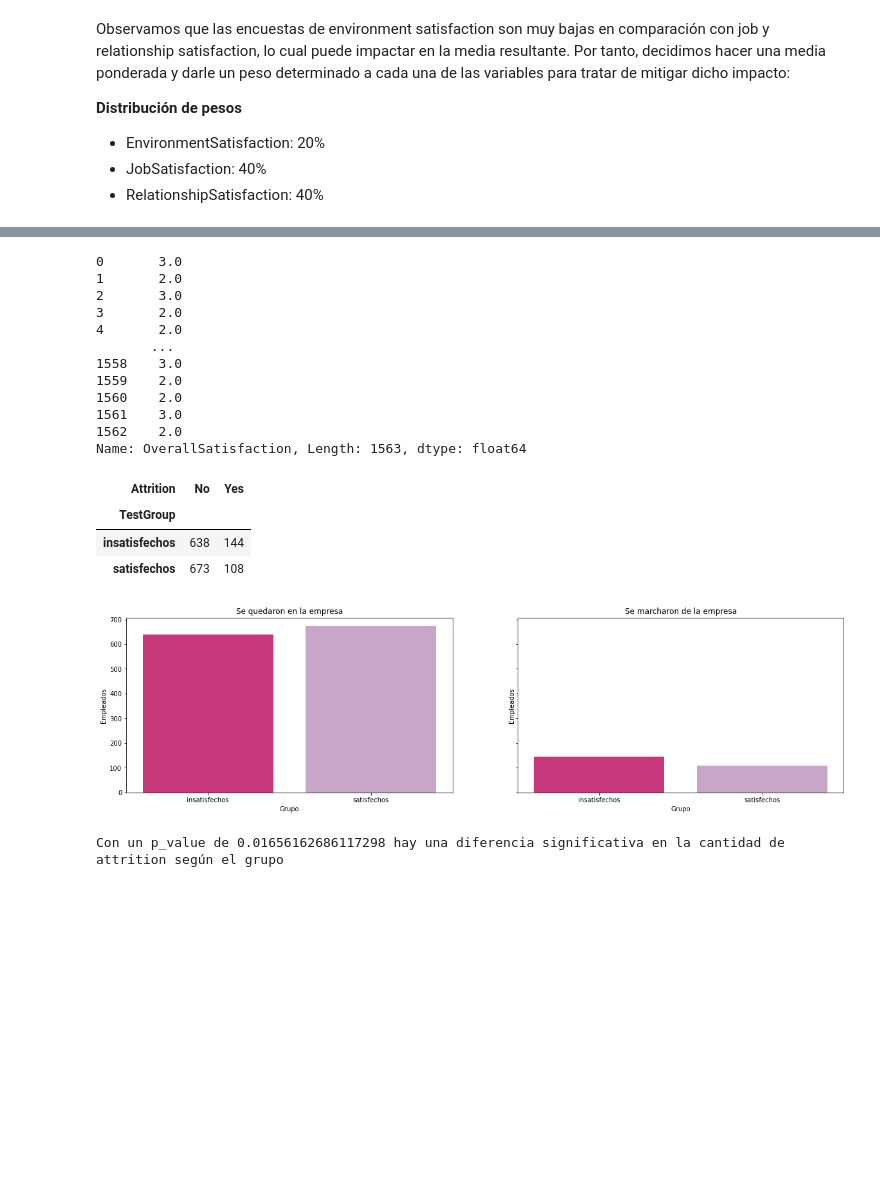
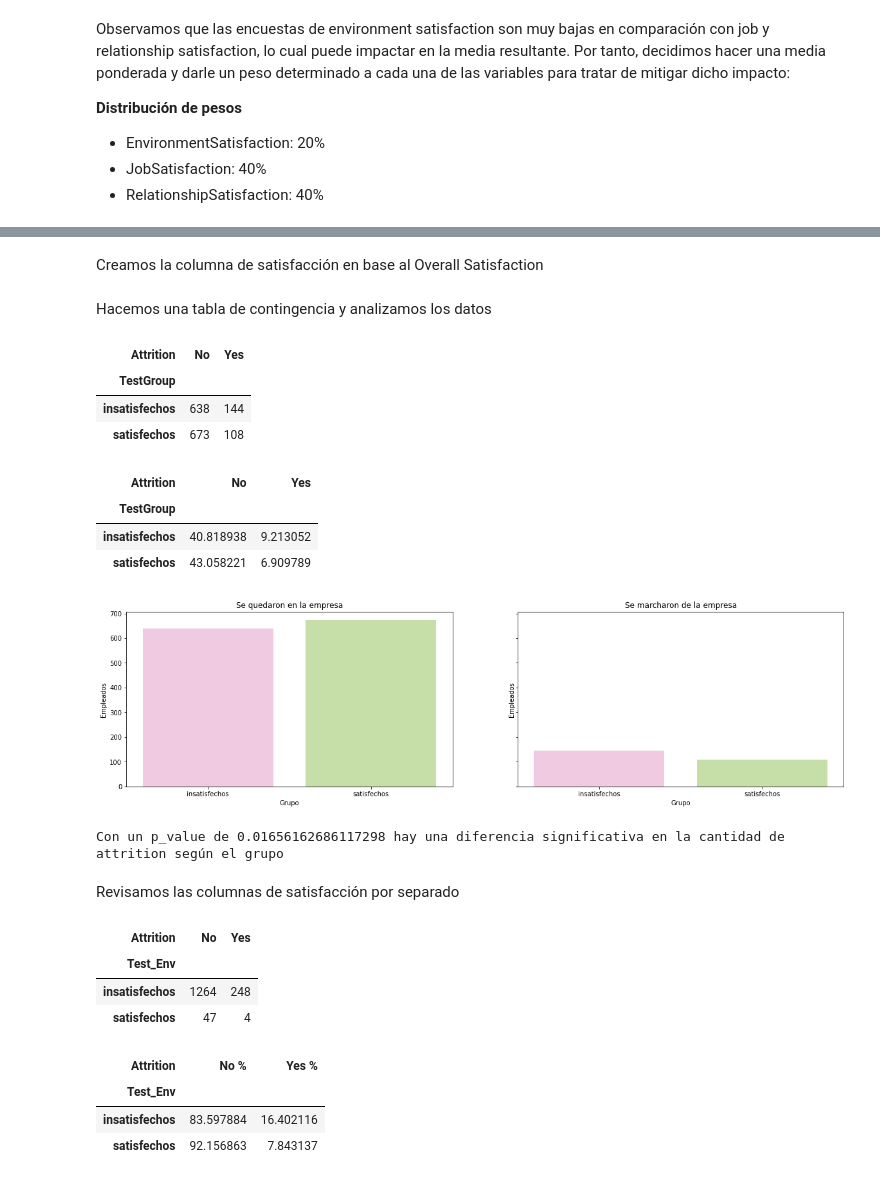
Before and after one commit to raquelmartinrodriguez/proyecto-da-promo-G-modulo-3-team-1, a Jupyter notebook: notebooks/04-testing/ab_testing.ipynb, the cells around one changed output, grey strips where cells are left out. Drawn from its saved outputs; the diff is of its cells as text; code cells hidden in the pictures; blank space fills up the shorter version.

```diff
--- a/notebooks/04-testing/ab_testing.ipynb
+++ b/notebooks/04-testing/ab_testing.ipynb
@@ -52,23 +52,15 @@ df['OverallSatisfaction'] = round(
     df['JobSatisfaction'] * weights['JobSatisfaction'] +
     df['RelationshipSatisfaction'] * weights['RelationshipSatisfaction']
 , 0)
+
+# Convertimos los resultados a integer
+df['OverallSatisfaction'] = df['OverallSatisfaction'].astype('int64')
-# %%
-df['OverallSatisfaction']
-# %% [output]
-0       3.0
-1       2.0
-2       3.0
-3       2.0
-4       2.0
-       ...
-1558    3.0
-1559    2.0
-1560    2.0
-1561    3.0
-1562    2.0
-Name: OverallSatisfaction, Length: 1563, dtype: float64
+# %% [markdown]
+Creamos la columna de satisfacción en base al Overall Satisfaction
 # %%
 df['TestGroup'] = df['OverallSatisfaction'].apply(lambda x : 'satisfechos' if x >= 3 else 'insatisfechos')
+# %% [markdown]
+Hacemos una tabla de contingencia y analizamos los datos
 # %%
 tabla_contingencia_porcentaje = pd.crosstab(df['TestGroup'], df['Attrition'], normalize = True) * 100
 tabla_contingencia = pd.crosstab(df['TestGroup'], df['Attrition'])
@@ -78,23 +70,30 @@ tabla_contingencia
 | TestGroup |  |  |
 | insatisfechos | 638 | 144 |
 | satisfechos | 673 | 108 |
+# %%
+tabla_contingencia_porcentaje
+# %% [output]
+| Attrition | No | Yes |
+| TestGroup |  |  |
+| insatisfechos | 40.818938 | 9.213052 |
+| satisfechos | 43.058221 | 6.909789 |
 # %%
 # hacemos un análisis visual previo
 fig, axes = plt.subplots(nrows = 1, ncols = 2, figsize = (20, 5), sharey=True)
 
-sns.barplot(x=tabla_contingencia.index, y="No", data=tabla_contingencia,  palette = "PuRd_r", ax = axes[0])
-sns.barplot(x=tabla_contingencia.index, y="Yes", data=tabla_contingencia,  palette = "PuRd_r", ax = axes[1])
+sns.barplot(x=tabla_contingencia.index, y="No", data=tabla_contingencia,  palette = "PiYG", ax = axes[0])
+sns.barplot(x=tabla_contingencia.index, y="Yes", data=tabla_contingencia,  palette = "PiYG", ax = axes[1])
 
 axes[0].set_title("Se quedaron en la empresa")
 axes[1].set_title("Se marcharon de la empresa")
 
 axes[0].set_xlabel("Grupo")
 axes[0].set_ylabel("Empleados")
 
 axes[1].set_xlabel("Grupo")
 axes[1].set_ylabel("Empleados");
 # %% [output]
-[figure, old version]
+[figure, new version]
 # %%
 # Realizar la prueba de proporciones
 chi2, p_value, _, _ = chi2_contingency(tabla_contingencia)
@@ -107,3 +106,5 @@ else:
     print(f"Con un p_value de {p_value} no hay una diferencia significativa en la cantidad de attrition según el grupo")
 # %% [output]
 Con un p_value de 0.01656162686117298 hay una diferencia significativa en la cantidad de attrition según el grupo
+# %% [markdown]
+Revisamos las columnas de satisfacción por separado
@@ -109,0 +115,7 @@ Con un p_value de 0.01656162686117298 hay una diferencia significativa en la can
+# %%
+tabla_contingencia2 = pd.crosstab(df2['Test_Env'], df2['Attrition'])
+# %% [output]
+| Attrition | No | Yes |
+| Test_Env |  |  |
+| insatisfechos | 1264 | 248 |
+| satisfechos | 47 | 4 |
@@ -109,0 +131,7 @@ Con un p_value de 0.01656162686117298 hay una diferencia significativa en la can
+# %%
+tabla_contingencia2
+# %% [output]
+| Attrition | No % | Yes % |
+| Test_Env |  |  |
+| insatisfechos | 83.597884 | 16.402116 |
+| satisfechos | 92.156863 | 7.843137 |
```
Also changed, not shown: parts of 5 cells of this notebook.
